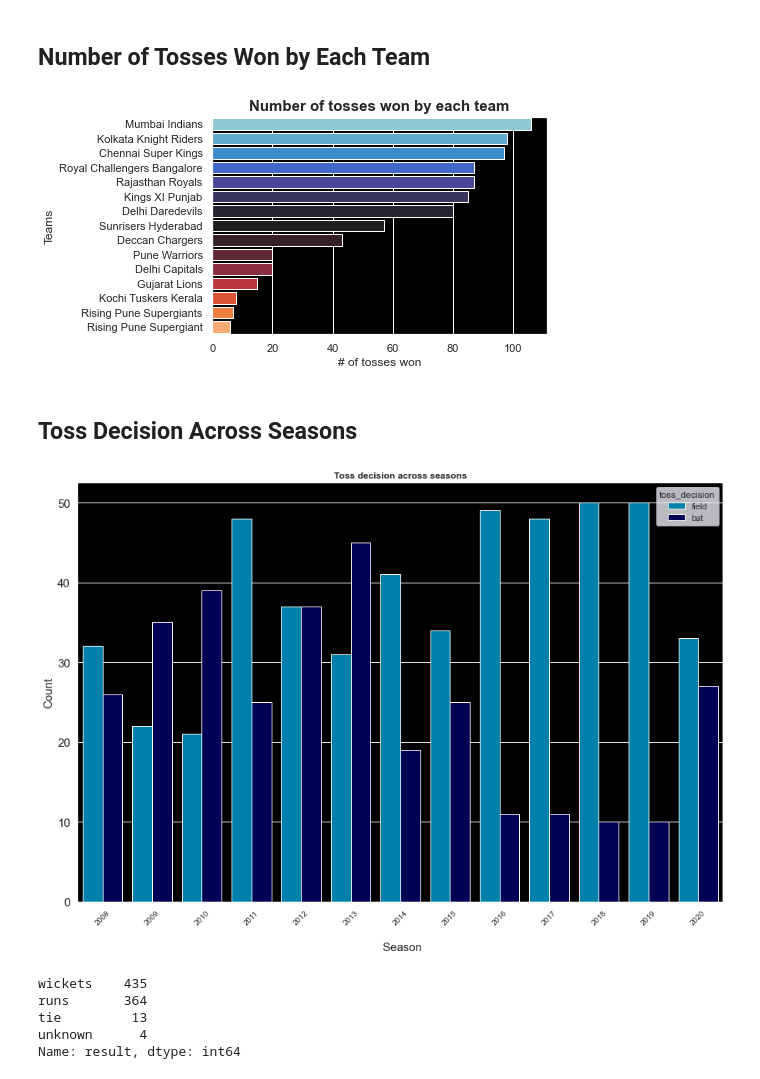
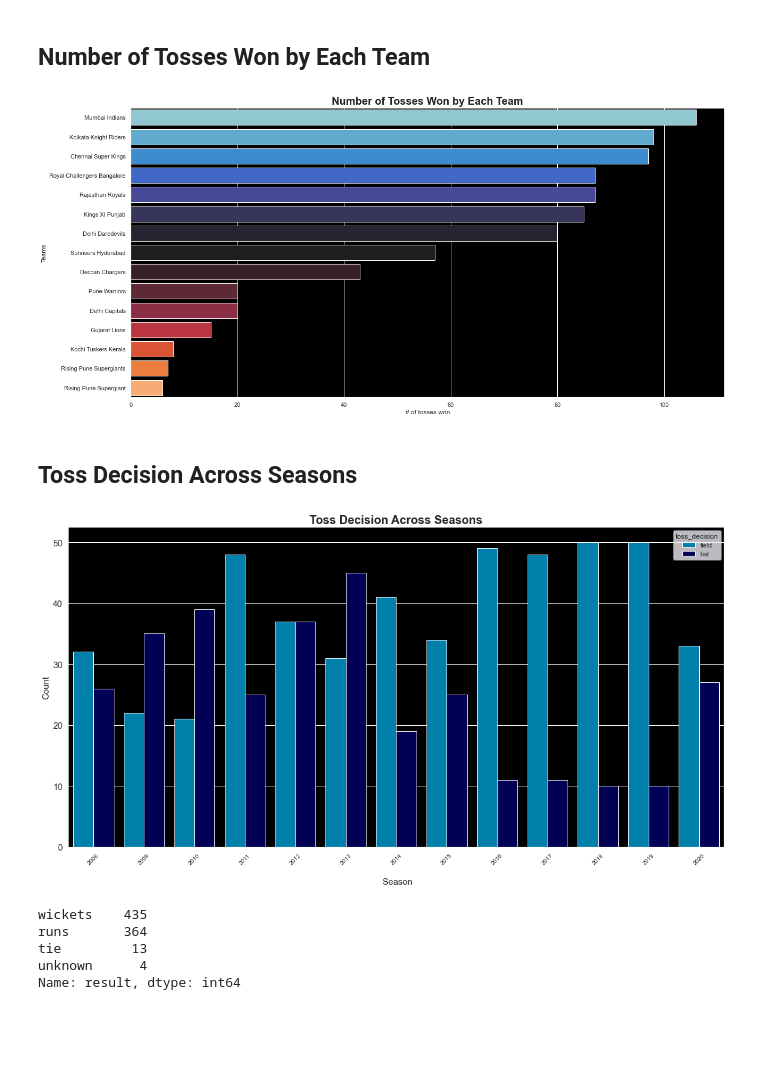
Before and after one commit to ikanurfitriani/IPL_2008-2020_and_2022, a Jupyter notebook: IPL_2008-2020.ipynb, the cells around one changed output. Cells and saved outputs as stored; diff of their text form; code cells hidden in the pictures; blank space fills up the shorter version.

```diff
--- a/IPL_2008-2020.ipynb
+++ b/IPL_2008-2020.ipynb
@@ -625,20 +627,22 @@ runs_per_season
 # %% [markdown]
 ## Number of Tosses Won by Each Team
 # %%
+plt.figure(figsize=(20,10))
 toss = df_match['toss_winner'].value_counts()
 ax = plt.axes()
 ax.set(facecolor='black')
 sns.set(rc={'figure.figsize':(15,10)}, style='darkgrid')
-ax.set_title('Number of tosses won by each team', fontsize=15, fontweight='bold')
+ax.set_title('Number of Tosses Won by Each Team', fontsize=20, fontweight='bold')
 sns.barplot(y=toss.index, x=toss, orient='h', palette='icefire', saturation=1)
 plt.xlabel('# of tosses won')
 plt.ylabel('Teams')
 plt.show()
 # %% [output]
-[figure, old version]
+[figure, new version]
 # %% [markdown]
 ## Toss Decision Across Seasons
 # %%
+plt.figure(figsize=(20,10))
 ax = plt.axes()
 ax.set(facecolor='black')
 sns.countplot(x='Season', hue='toss_decision', data=df_match, palette='ocean_r', saturation=1)
@@ -646,10 +650,10 @@ plt.xticks(rotation=45, fontsize=10)
 plt.yticks(fontsize=15)
 plt.xlabel('\n Season', fontsize=15)
 plt.ylabel('Count', fontsize=15)
-plt.title('Toss decision across seasons', fontsize=12, fontweight='bold')
+plt.title('Toss Decision Across Seasons', fontsize=20, fontweight='bold')
 plt.show()
 # %% [output]
-[figure, old version]
+[figure, new version]
 # %%
 df_match['result'].value_counts()
 # %% [output]
```
Also changed, not shown: parts of 9 cells of this notebook.
